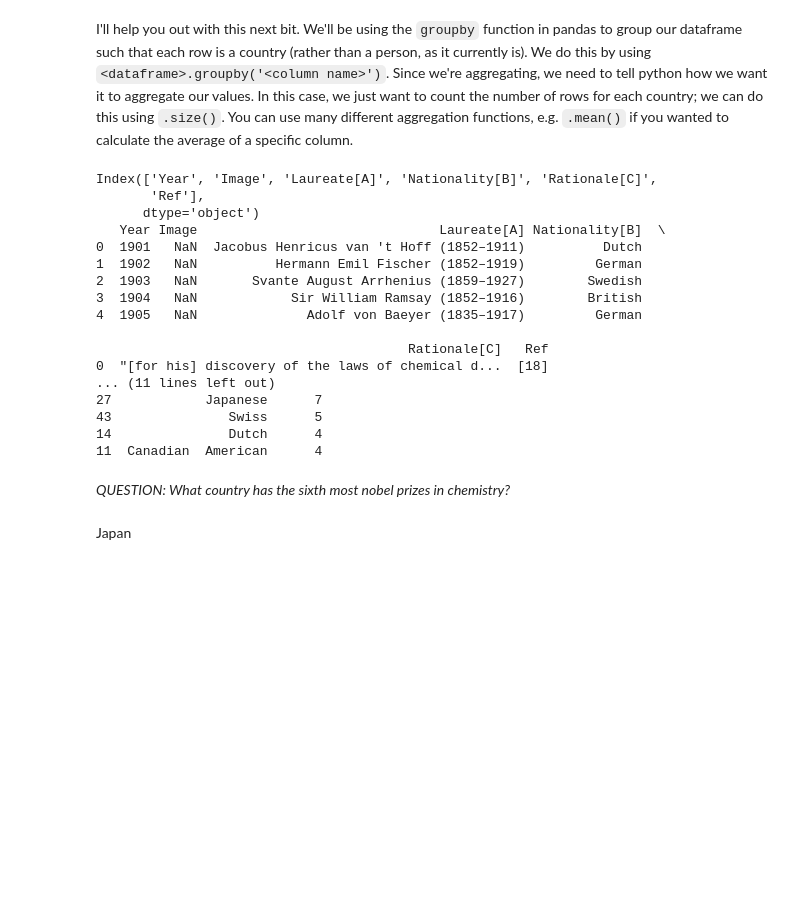
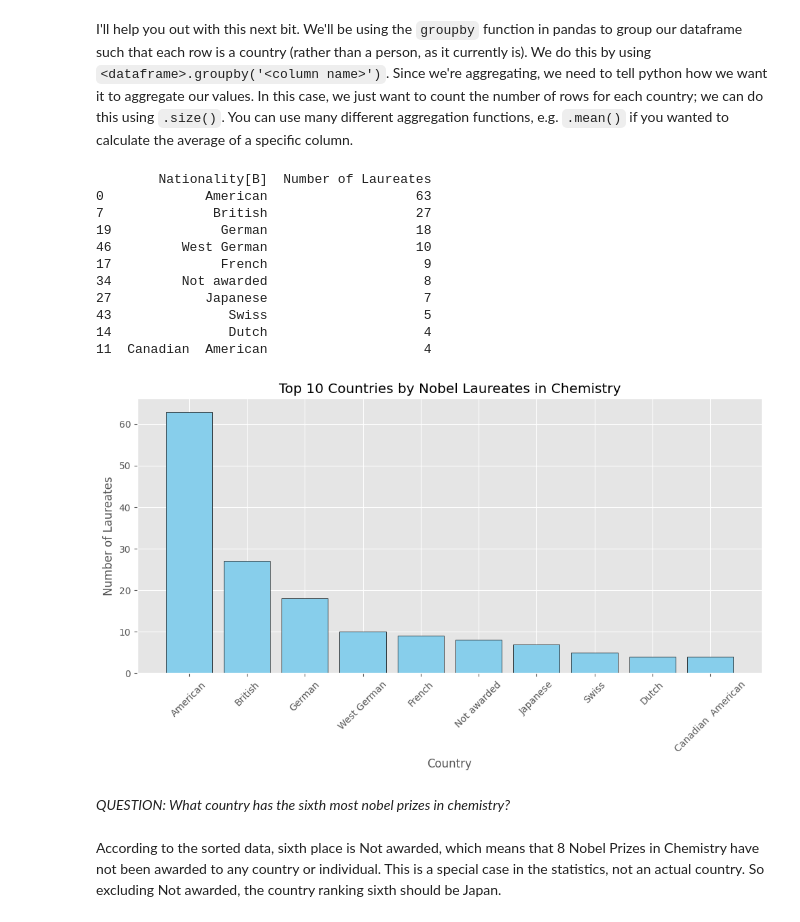
Before and after one commit to KellyLuo123/QM2-1, a Jupyter notebook: W2_Working_with_Data_in_Pandas.ipynb, the cells around one changed output. Cells and saved outputs as stored; diff of their text form; code cells hidden in the pictures; blank space fills up the shorter version.

```diff
--- a/W2_Working_with_Data_in_Pandas.ipynb
+++ b/W2_Working_with_Data_in_Pandas.ipynb
@@ -436,35 +555,38 @@ I'll help you out with this next bit. We'll be using the `groupby` function in p
 # now sort it in descending order
 
 # finally, plot the top 10 countries
-# %%
-print(chem.columns)
-
-print(chem.head())
-
-country_counts = chem.groupby('Nationality[B]').size().reset_index(name='Count')
-
-country_counts_sorted = country_counts.sort_values(by='Count', ascending=False)
-
-print(country_counts_sorted.head(10))
-# %% [output]
-Index(['Year', 'Image', 'Laureate[A]', 'Nationality[B]', 'Rationale[C]',
-       'Ref'],
-      dtype='object')
-   Year Image                               Laureate[A] Nationality[B]  \
-0  1901   NaN  Jacobus Henricus van 't Hoff (1852–1911)          Dutch
-1  1902   NaN          Hermann Emil Fischer (1852–1919)         German
-2  1903   NaN       Svante August Arrhenius (1859–1927)        Swedish
-3  1904   NaN            Sir William Ramsay (1852–1916)        British
-4  1905   NaN              Adolf von Baeyer (1835–1917)         German
-
-                                        Rationale[C]   Ref
-0  "[for his] discovery of the laws of chemical d...  [18]
-... (11 lines left out)
-27            Japanese      7
-43               Swiss      5
-14               Dutch      4
-11  Canadian  American      4
+# %%
+countries_grouped = chem.groupby('Nationality[B]').size()
+
+country = countries_grouped.reset_index(name='Number of Laureates')
+
+country_sorted = country.sort_values(by='Number of Laureates', ascending=False)
+
+top10_countries = country_sorted.head(10)
+print(top10_countries)
+
+plt.figure(figsize=(10, 6))
+plt.bar(top10_countries['Nationality[B]'], top10_countries['Number of Laureates'], color='skyblue', edgecolor='black')
+plt.title('Top 10 Countries by Nobel Laureates in Chemistry')
+plt.xlabel('Country')
+plt.ylabel('Number of Laureates')
+plt.xticks(rotation=45)
+plt.tight_layout()
+plt.show()
+# %% [output]
+        Nationality[B]  Number of Laureates
+0             American                   63
+7              British                   27
+19              German                   18
+46         West German                   10
+17              French                    9
+34         Not awarded                    8
+27            Japanese                    7
+43               Swiss                    5
+14               Dutch                    4
+11  Canadian  American                    4
+[figure, added]
 # %% [markdown]
 *QUESTION: What country has the sixth most nobel prizes in chemistry?*
-# %% [markdown]
-Japan
+# %% [markdown]
+According to the sorted data, sixth place is Not awarded, which means that 8 Nobel Prizes in Chemistry have not been awarded to any country or individual. This is a special case in the statistics, not an actual country. So excluding Not awarded, the country ranking sixth should be Japan.
```
Also changed, not shown: parts of 15 cells of this notebook.
